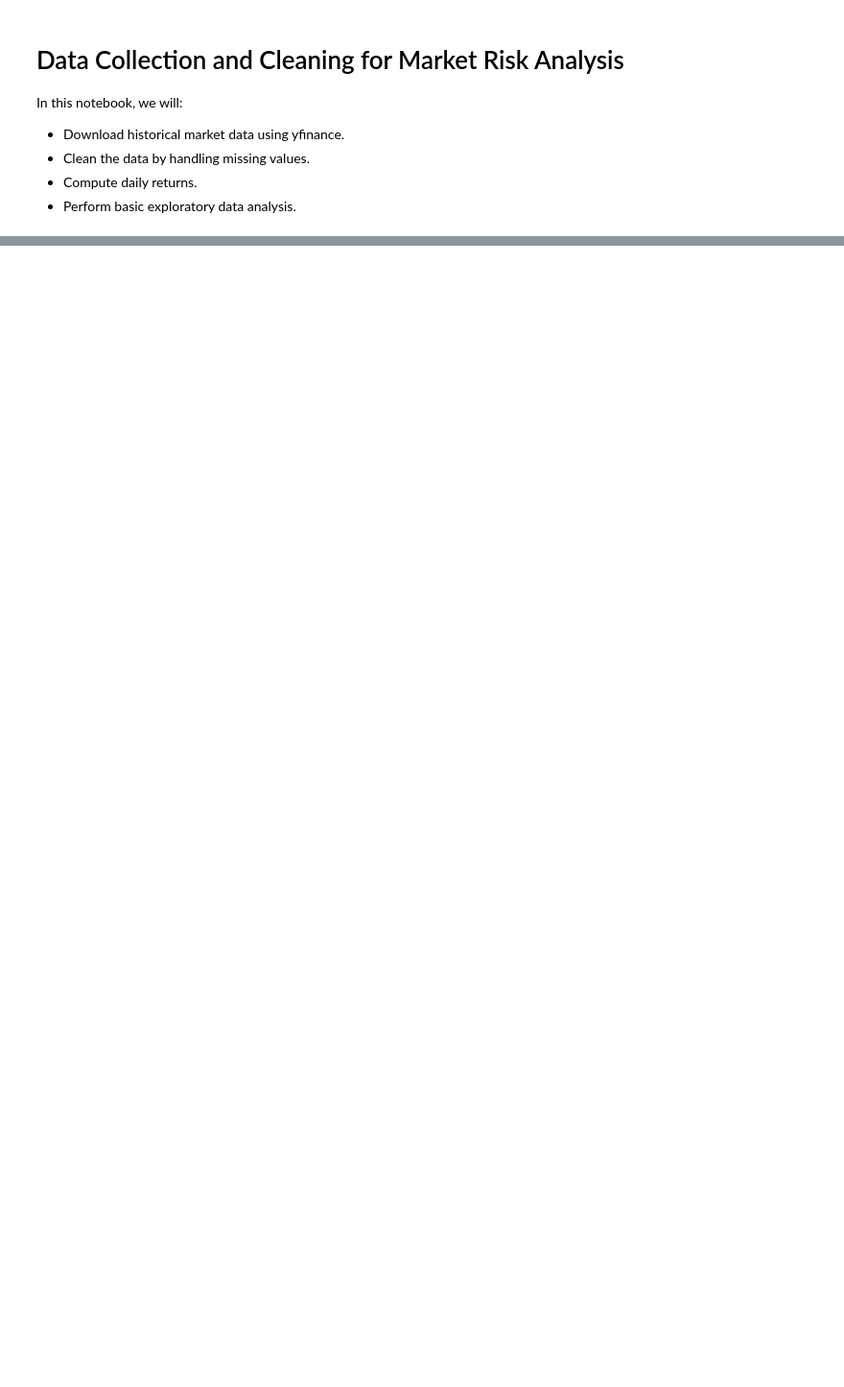
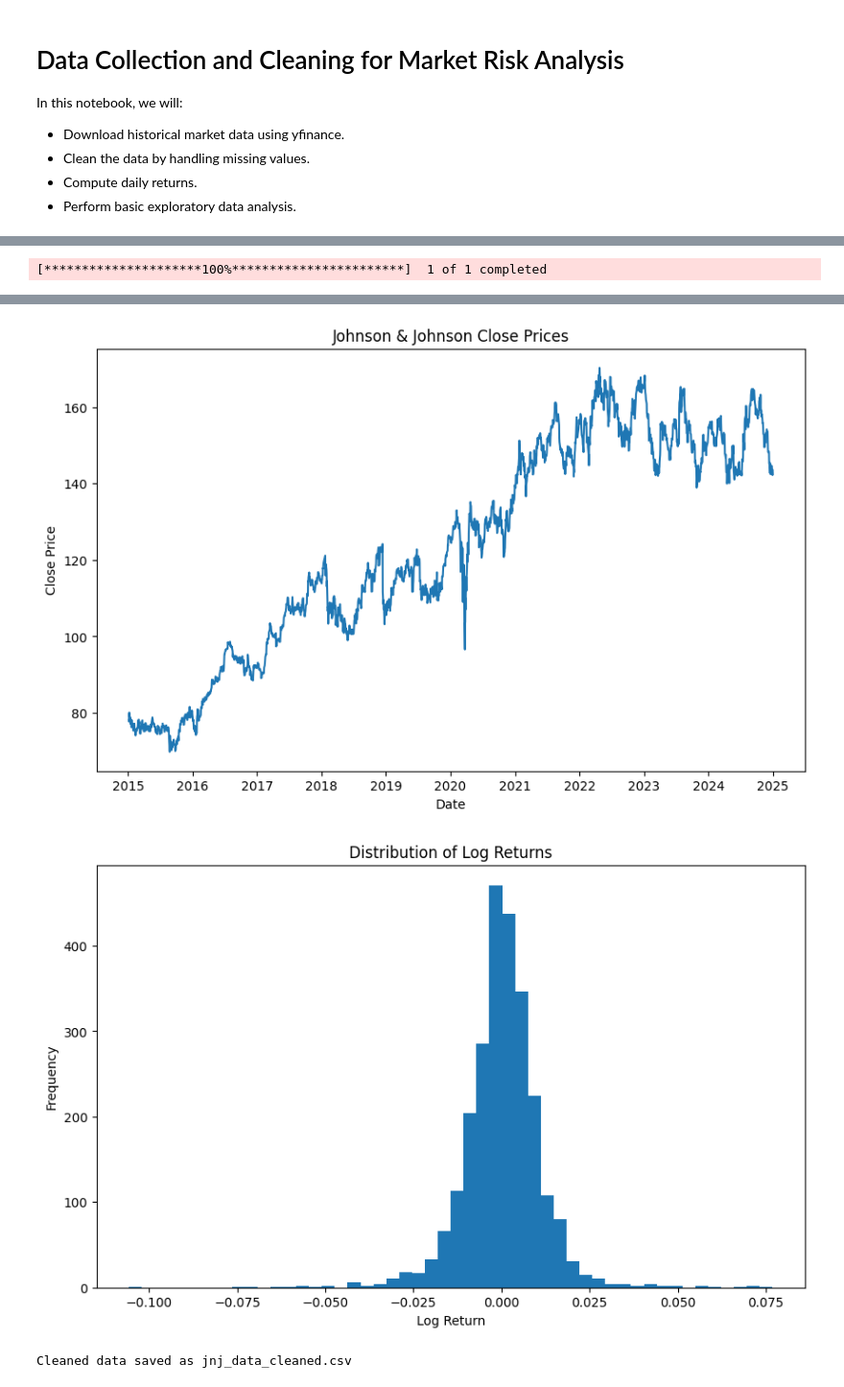
Before and after one commit to akassh9/MarketRiskVaR-Project, a Jupyter notebook: Data_Collection_and_Cleaning.ipynb, the cells around one changed output, grey strips where cells are left out. Shown at 96% size. Drawn from its saved outputs; the diff is of its cells as text; code cells hidden in the pictures; blank space fills up the shorter version.

```diff
--- a/Data_Collection_and_Cleaning.ipynb
+++ b/Data_Collection_and_Cleaning.ipynb
@@ -96,0 +282,72 @@ Cleaned data saved as sp500_data_cleaned.csv
+# %%
+import yfinance as yf
+import pandas as pd
+import numpy as np
+import matplotlib.pyplot as plt
+
+# parameters for data download
+ticker = 'JNJ'  # Ticker symbol for Johnson & Johnson
+start_date = '2015-01-01'
+end_date = '2025-01-01'
+
+# JNJ data; columns are stored as a MultiIndex
+jnj = yf.download(ticker, start=start_date, end=end_date)
+
+# Check if the DataFrame is empty
+if jnj.empty:
+    print("Error: JNJ data download failed. Check the ticker symbol, date range, and network connection.")
+else:
+    # printing the first few rows
+    print("Initial data:")
+    print(jnj.head())
+
+    # missing values
+    print("\nMissing values in each column:")
+    print(jnj.isnull().sum())
+
+    print("\nType of jnj:")
+    print(type(jnj))
+
+    # missing values fill using forward-fill
+    jnj = jnj.ffill()
+
+    print("\nColumns after forward-fill:")
+    print(jnj.columns)
+
+    # log returns
+    jnj.loc[:, ('Log Returns', 'JNJ')] = np.log(
+        jnj.loc[:, ('Close', 'JNJ')] / jnj.loc[:, ('Close', 'JNJ')].shift(1)
+    )
+
+    # dropping no return row
+    jnj = jnj.dropna(subset=[('Log Returns', 'JNJ')])
+
+    # check print row
+    print("\nFirst five rows of Close and Log Returns:")
+    print(jnj[[('Close', 'JNJ'), ('Log Returns', 'JNJ')]].head())
+
+    # summary statistics for Log returns
+    print("\nSummary statistics for Log Returns:")
+    print(jnj[[('Log Returns', 'JNJ')]].describe())
+
+    # closing price over time
+    plt.figure(figsize=(10, 6))
+    plt.plot(jnj.index, jnj[('Close', 'JNJ')])
+    plt.title("Johnson & Johnson Close Prices")
+    plt.xlabel("Date")
+    plt.ylabel("Close Price")
+    plt.show()
+
+    # returns histogram
+    plt.figure(figsize=(10, 6))
+    plt.hist(jnj[('Log Returns', 'JNJ')], bins=50)
+    plt.title("Distribution of Log Returns")
+    plt.xlabel("Log Return")
+    plt.ylabel("Frequency")
+    plt.show()
+
+    # CSV output
+    jnj.to_csv("jnj_data_cleaned.csv", index=True)
+    print("Cleaned data saved as jnj_data_cleaned.csv")
+# %% [output]
+[*********************100%***********************]  1 of 1 completed
@@ -96,0 +371,3 @@ Cleaned data saved as sp500_data_cleaned.csv
+[figure, added]
+[figure, added]
+Cleaned data saved as jnj_data_cleaned.csv
```
Also changed, not shown: parts of 11 cells of this notebook, 12 other files.
